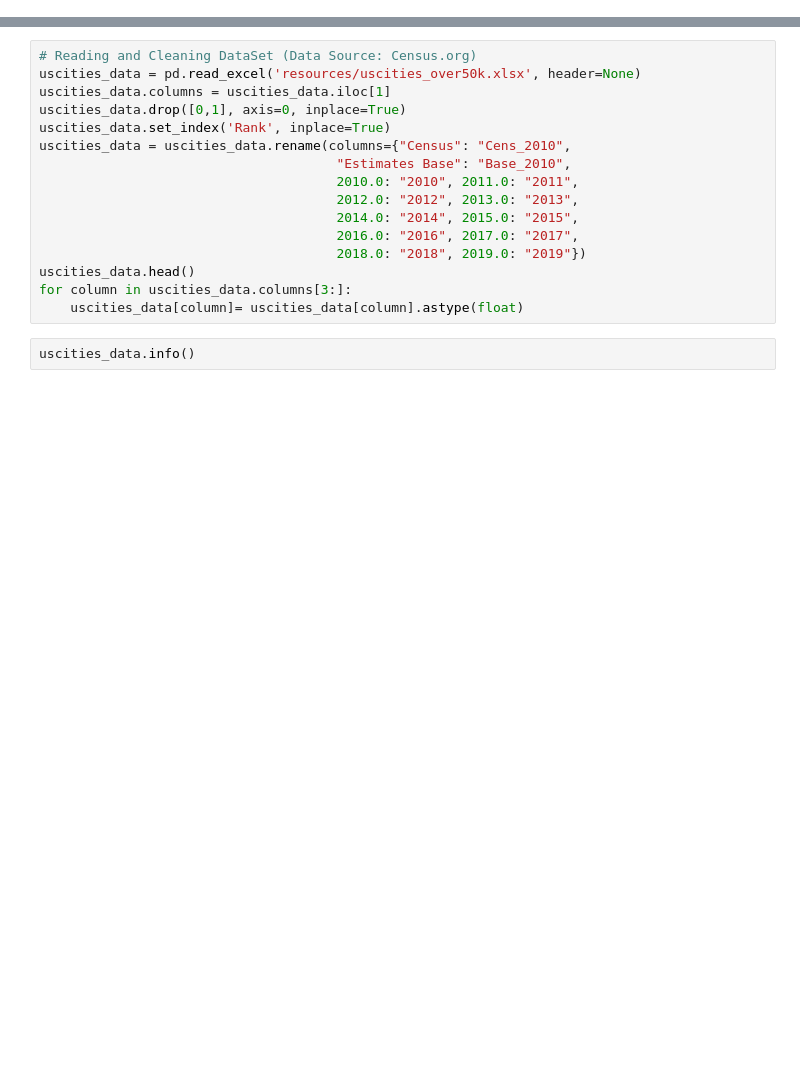
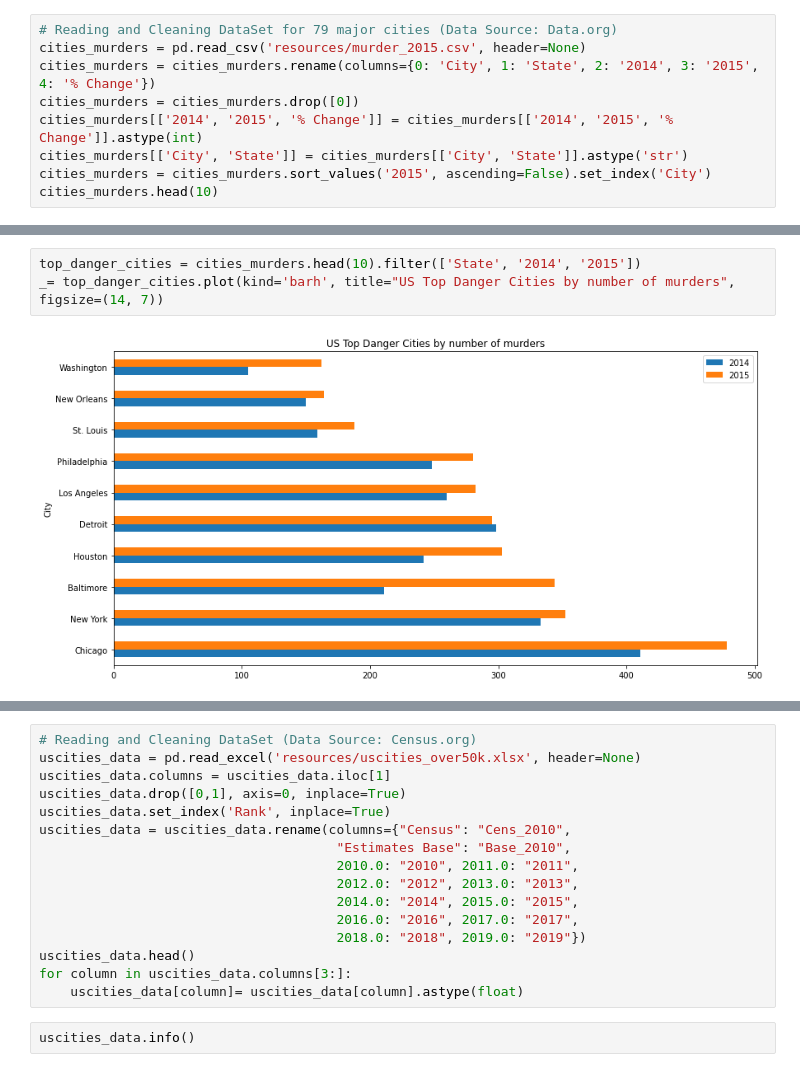
Before and after one commit to OlegRyzhkov2020/API-challenge, a Jupyter notebook: CrimePy_Project/major_cities.ipynb, the cells around one changed output, grey strips where cells are left out. Saved outputs shown, nothing was run; the diff lists cells and outputs as text; blank space fills up the shorter version.

Commit message:
CrimePy Project: exploring major cities data

```diff
--- a/CrimePy_Project/major_cities.ipynb
+++ b/CrimePy_Project/major_cities.ipynb
@@ -18,0 +37,9 @@ from my_func import GoogleMapClient
+# %%
+# Reading and Cleaning DataSet for 79 major cities (Data Source: Data.org)
+cities_murders = pd.read_csv('resources/murder_2015.csv', header=None)
+cities_murders = cities_murders.rename(columns={0: 'City', 1: 'State', 2: '2014', 3: '2015', 4: '% Change'})
+cities_murders = cities_murders.drop([0])
+cities_murders[['2014', '2015', '% Change']] = cities_murders[['2014', '2015', '% Change']].astype(int)
+cities_murders[['City', 'State']] = cities_murders[['City', 'State']].astype('str')
+cities_murders = cities_murders.sort_values('2015', ascending=False).set_index('City')
+cities_murders.head(10)
@@ -18,0 +59,5 @@ from my_func import GoogleMapClient
+# %%
+top_danger_cities = cities_murders.head(10).filter(['State', '2014', '2015'])
+_= top_danger_cities.plot(kind='barh', title="US Top Danger Cities by number of murders", figsize=(14, 7))
+# %% [output]
+[figure, added]
```
Also changed, not shown: parts of 14 cells of this notebook, 4 other files.
